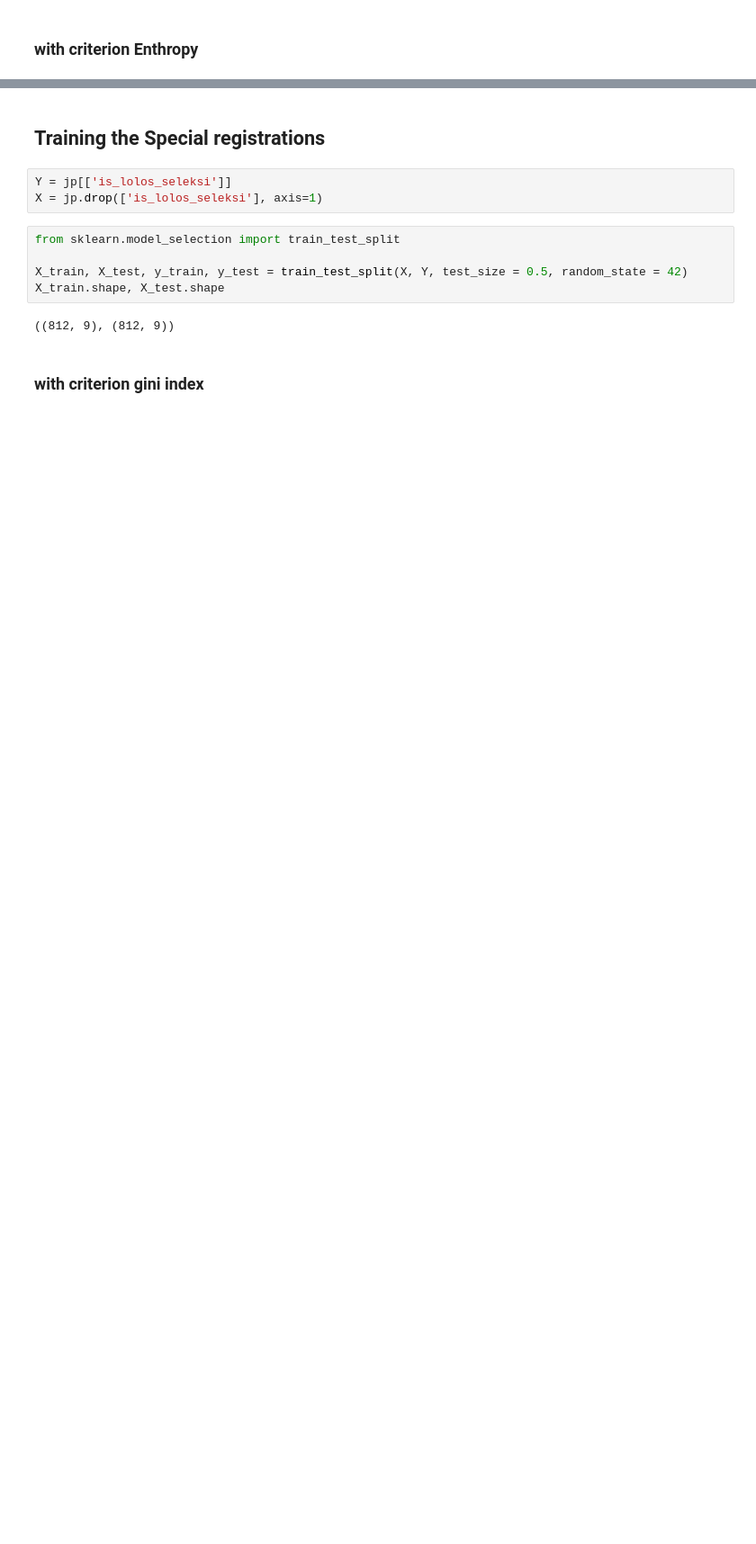
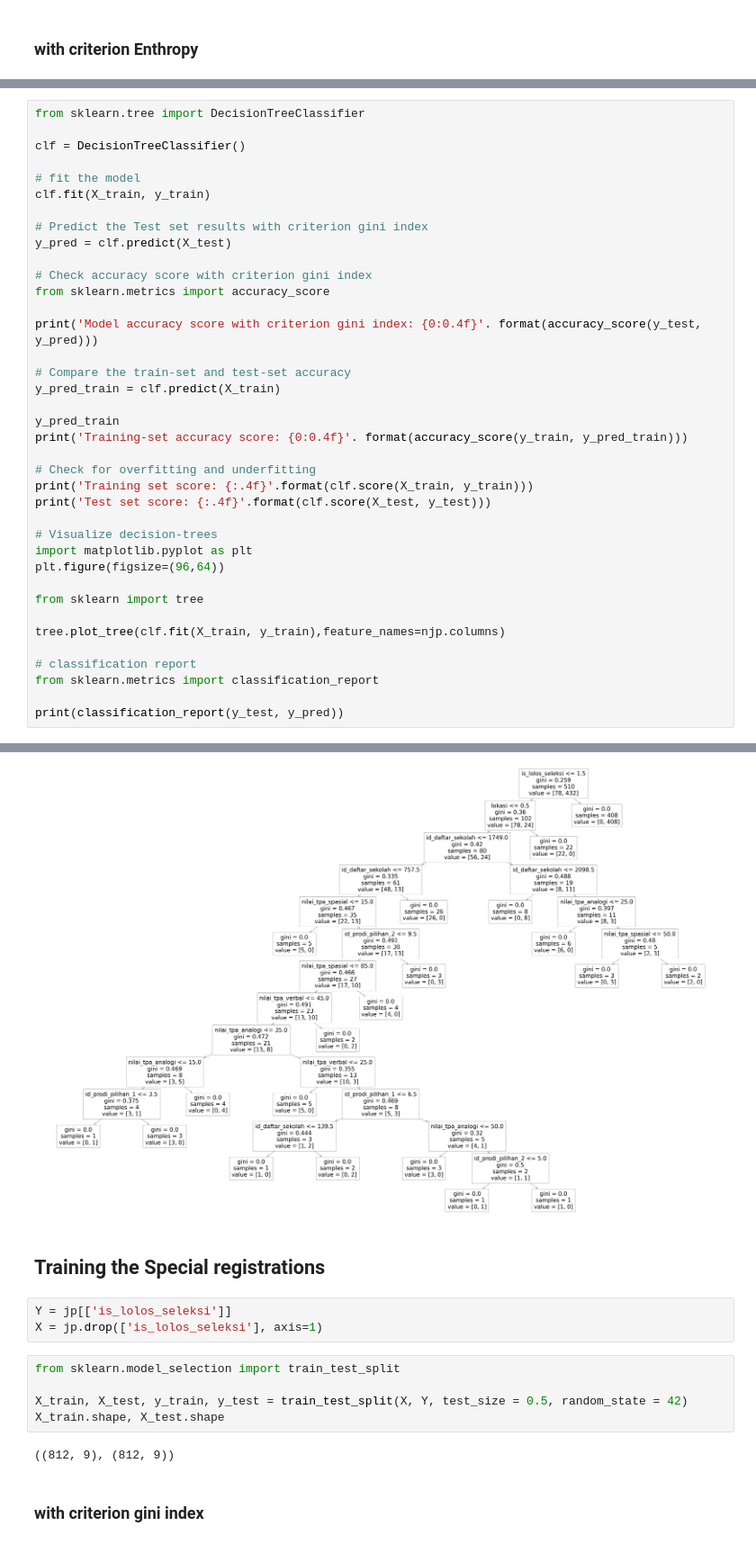
Before and after one commit to JoshStLee/pmb-recommender, a Jupyter notebook: Training.ipynb, the cells around one changed output, grey strips where cells are left out. Shown at 90% size. Drawn from its saved outputs; the diff is of its cells as text; blank space fills up the shorter version.

```diff
--- a/Training.ipynb
+++ b/Training.ipynb
@@ -156,0 +161,39 @@ Validation SCore:
+# %%
+from sklearn.tree import DecisionTreeClassifier
+
+clf = DecisionTreeClassifier()
+
+# fit the model
+clf.fit(X_train, y_train)
+
+# Predict the Test set results with criterion gini index
+y_pred = clf.predict(X_test)
+
+# Check accuracy score with criterion gini index
+from sklearn.metrics import accuracy_score
+
+print('Model accuracy score with criterion gini index: {0:0.4f}'. format(accuracy_score(y_test, y_pred)))
+
+# Compare the train-set and test-set accuracy
+y_pred_train = clf.predict(X_train)
+
+y_pred_train
+print('Training-set accuracy score: {0:0.4f}'. format(accuracy_score(y_train, y_pred_train)))
+
+# Check for overfitting and underfitting
+print('Training set score: {:.4f}'.format(clf.score(X_train, y_train)))
+print('Test set score: {:.4f}'.format(clf.score(X_test, y_test)))
+
+# Visualize decision-trees
+import matplotlib.pyplot as plt
+plt.figure(figsize=(96,64))
+
+from sklearn import tree
+
+tree.plot_tree(clf.fit(X_train, y_train),feature_names=njp.columns)
+
+# classification report
+from sklearn.metrics import classification_report
+
+print(classification_report(y_test, y_pred))
+# %% [output]
@@ -157,3 +212,4 @@ Validation SCore:
+[figure, added]
 # %% [markdown]
 ## Training the Special registrations
 # %%
```
Also changed, not shown: parts of 6 cells of this notebook.
